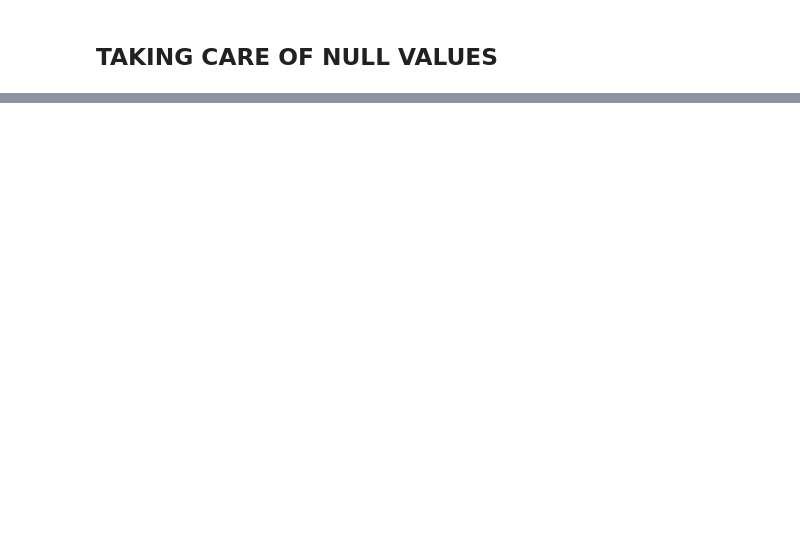
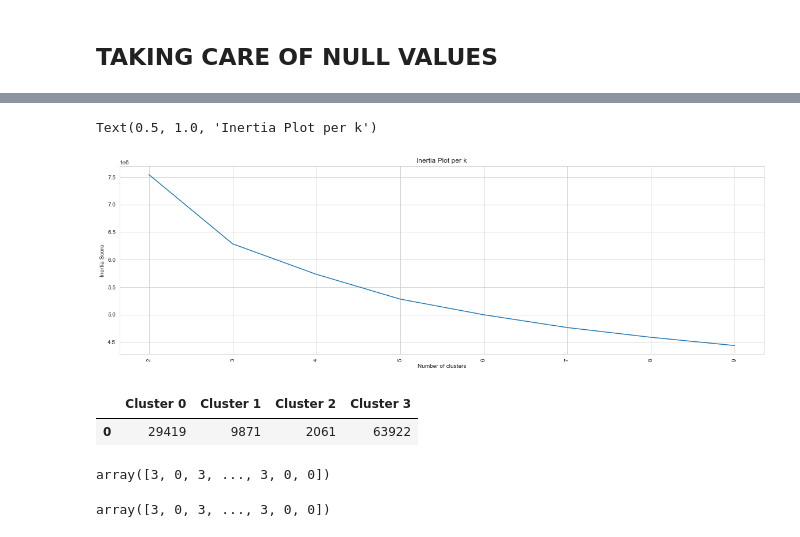
Before and after one commit to Rupesh707/Think-Tank-Case-Study, a Jupyter notebook: EDA.ipynb, the cells around one changed output, grey strips where cells are left out. Saved outputs shown, nothing was run; the diff lists cells and outputs as text; code cells hidden in the pictures; blank space fills up the shorter version.

Commit message:
EDA + Clustering

```diff
--- a/EDA.ipynb
+++ b/EDA.ipynb
@@ -121,0 +296,10 @@ cs3 = cs2[['order_number','order_dow','order_hour_of_day','days_since_prior_orde
+# %%
+grouped  = grouped.groupby(['reordered']).sum()['product_id'].sort_values(ascending=False)
+
+sns.set_style('whitegrid')
+f, ax = plt.subplots(figsize=(5, 8))
+sns.barplot(grouped.index, grouped.values, palette='RdBu_r')
+plt.ylabel('Number of Products', fontsize=13)
+plt.xlabel('Reordered', fontsize=13)
+plt.ticklabel_format(style='plain', axis='y')
+plt.show()
@@ -121,0 +316,3 @@ cs3 = cs2[['order_number','order_dow','order_hour_of_day','days_since_prior_orde
+# %%
+clst_prd = pd.crosstab(cs1['user_id'], cs1['department'])
+clst_prd
@@ -122,11 +334,11 @@ cs3 = cs2[['order_number','order_dow','order_hour_of_day','days_since_prior_orde
 # %%
 # Running Kmeans
 
-X_train = cs3.values
+X_train = clst_prd.values
 
-# We will start with 5 clusters
+# We will start with 6 clusters
 
-kmeans = KMeans(n_clusters=5, random_state=540)
+kmeans = KMeans(n_clusters=6, random_state=540)
 kmeans = kmeans.fit(X_train)
 
 
@@ -149,0 +376,44 @@ for f in no_of_clusters:
+# %%
+# Creating the scree plot for Inertia - Elbow method
+fig, (ax1) = plt.subplots(1, figsize =(20,6))
+xx = np.arange(len(no_of_clusters))
+ax1.plot(xx, inertia)
+ax1.set_xticks(xx)
+ax1.set_xticklabels(no_of_clusters, rotation ="vertical")
+plt.xlabel("Number of clusters")
+plt.ylabel("Inertia Score")
+plt.title("Inertia Plot per k")
+# %% [output]
+Text(0.5, 1.0, 'Inertia Plot per k')
+[figure, added]
+# %%
+# Re-running K means on 4 clusters
+kmeans = KMeans(n_clusters=4, random_state=2)
+kmeans = kmeans.fit(X_train)
+
+kmeans.labels_
+
+# Predictions for new data
+
+predictions = kmeans.predict(X_train)
+
+# Calculating the Counts of the cluster
+unique , counts = np.unique(predictions, return_counts=True)
+counts = counts.reshape(1,4)
+
+# Creating the plot
+countscldf = pd.DataFrame(counts, columns=["Cluster 0 ", "Cluster 1" , "Cluster 2", "Cluster 3"])
+
+# Display
+countscldf
+# %% [output]
+|  | Cluster 0 | Cluster 1 | Cluster 2 | Cluster 3 |
+| 0 | 29419 | 9871 | 2061 | 63922 |
+# %%
+kmeans.labels_
+# %% [output]
+array([3, 0, 3, ..., 3, 0, 0])
+# %%
+Predictions
+# %% [output]
+array([3, 0, 3, ..., 3, 0, 0])
```
Also changed, not shown: parts of 48 cells of this notebook.
